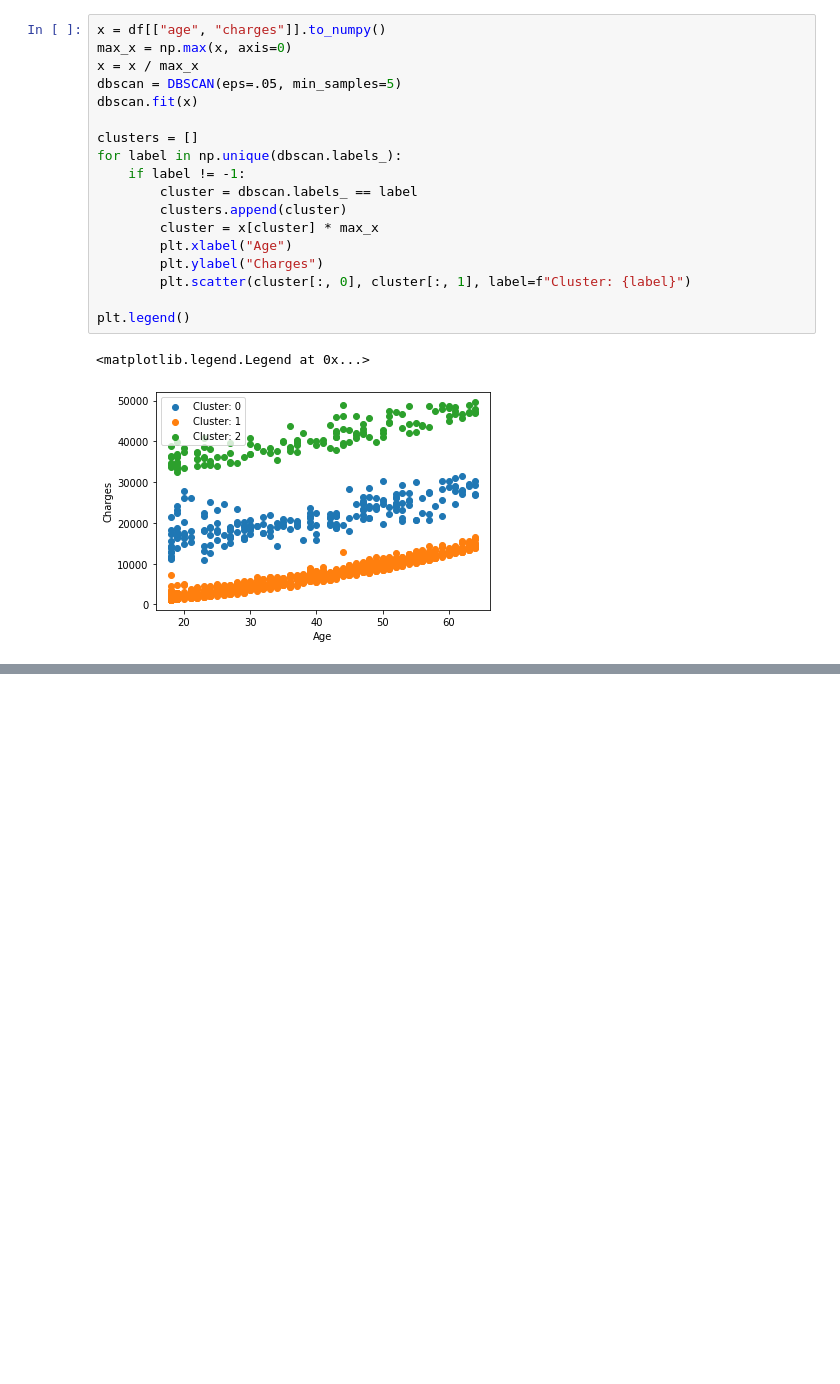
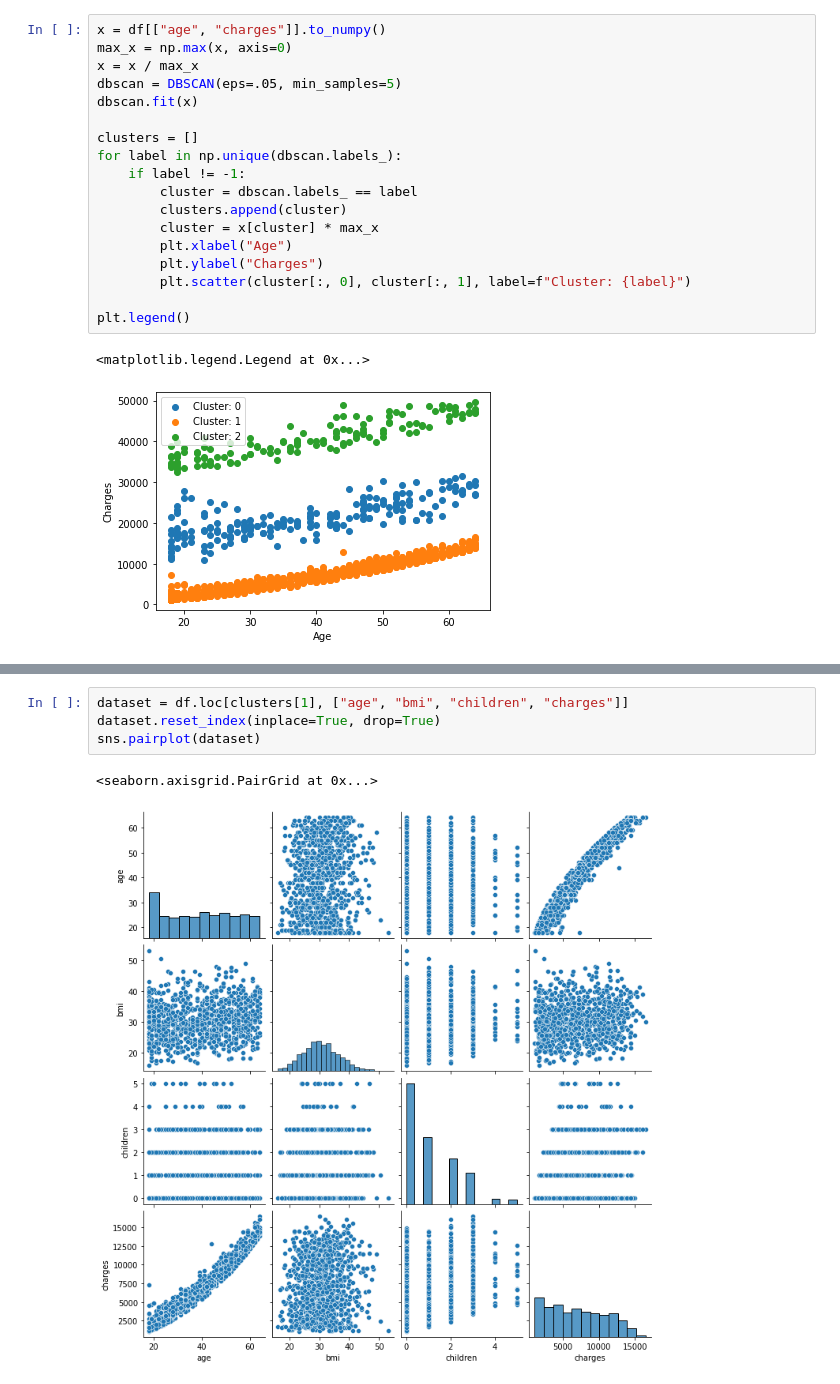
Before and after one commit to Pavel3P/Machine-Learning, a Jupyter notebook: 1/main.ipynb, the cells around one changed output, grey strips where cells are left out. Saved outputs shown, nothing was run; the diff lists cells and outputs as text; blank space fills up the shorter version.

```diff
--- a/1/main.ipynb
+++ b/1/main.ipynb
@@ -265,0 +71,7 @@ ridge_sk.score(X_test, Y_test), ridge_sk.coef_, ridge_sk.intercept_
+# %%
+dataset = df.loc[clusters[1], ["age", "bmi", "children", "charges"]]
+dataset.reset_index(inplace=True, drop=True)
+sns.pairplot(dataset)
+# %% [output]
+<seaborn.axisgrid.PairGrid at 0x...>
+[figure, added]
```
Also changed, not shown: parts of 54 cells of this notebook.
